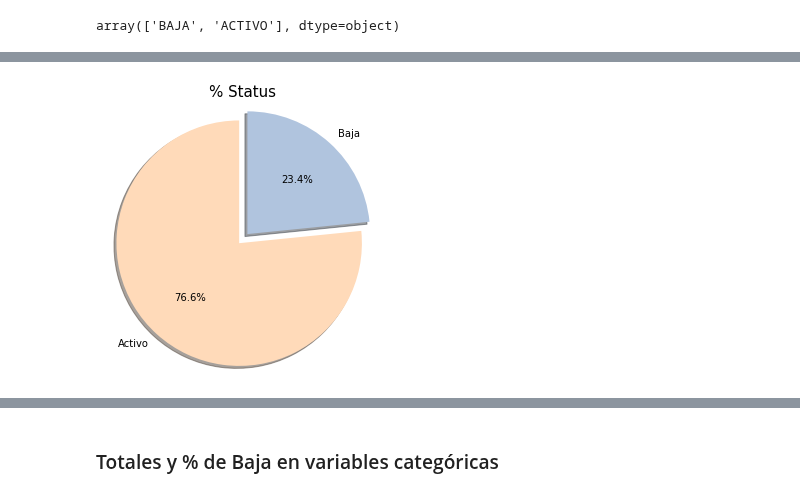
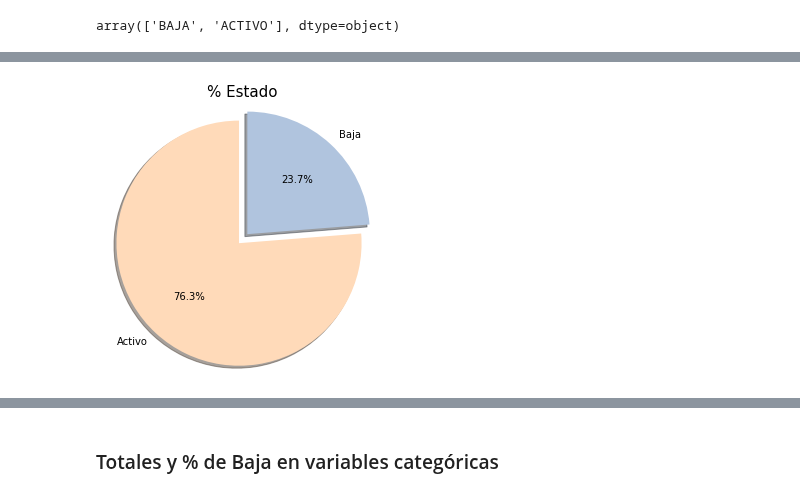
Before and after one commit to albertodiazr/TFM_churn, a Jupyter notebook: notebooks/01.Data_exploration.ipynb, the cells around one changed output, grey strips where cells are left out. Cells and saved outputs as stored; diff of their text form; code cells hidden in the pictures.

```diff
--- a/notebooks/01.Data_exploration.ipynb
+++ b/notebooks/01.Data_exploration.ipynb
@@ -92,7 +92,6 @@ data['Status'].unique()
 array(['BAJA', 'ACTIVO'], dtype=object)
 # %%
 data['Quejas'] = data['Quejas'].replace(np.nan, 0).astype('int')
-data['Incidencias'] = data['Incidencias'].replace(np.nan, 0).astype('int')
 data['Cliente'] = data['Cliente'].astype('str')
 data.head()
 # %% [output]
@@ -131,20 +130,20 @@ sns.histplot(data = data, x="Incidencias", hue = 'Status', multiple="stack", bin
 # %%
-pesos = data.groupby(data['Status'])['Status'].count()
-activos = pesos[0]/data['Status'].count()*100
-bajas = pesos[1]/data['Status'].count()*100
+pesos = data.groupby(data['Estado'])['Estado'].count()
+activos = pesos[0]/data['Estado'].count()*100
+bajas = pesos[1]/data['Estado'].count()*100
 
 labels = 'Activo', 'Baja'
 sizes = [activos, bajas]
 explode = (0, 0.1)
 
 fig1, ax1 = plt.subplots(figsize=(5, 5))
 ax1.pie(sizes, explode = explode, labels = labels, autopct='%1.1f%%', shadow=True,
         startangle=90, colors =['peachpuff','lightsteelblue'])
 ax1.axis('equal')
-plt.title('% Status', size = 15)
+plt.title('% Estado', size = 15)
 
 plt.show()
 # %% [output]
-[figure, old version]
+[figure, new version]
 # %%
 fig, axarr = plt.subplots(3, 2, figsize=(20, 20))
```
Also changed, not shown: parts of 39 cells of this notebook, 2 other files.
